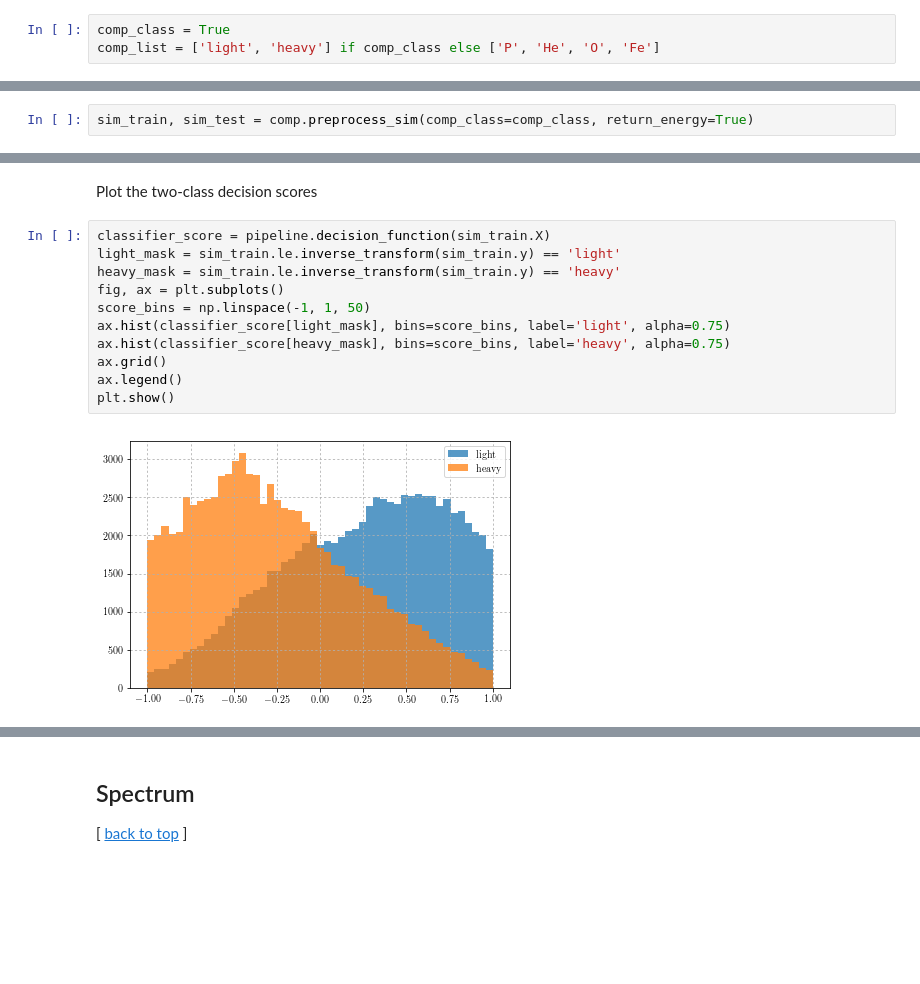
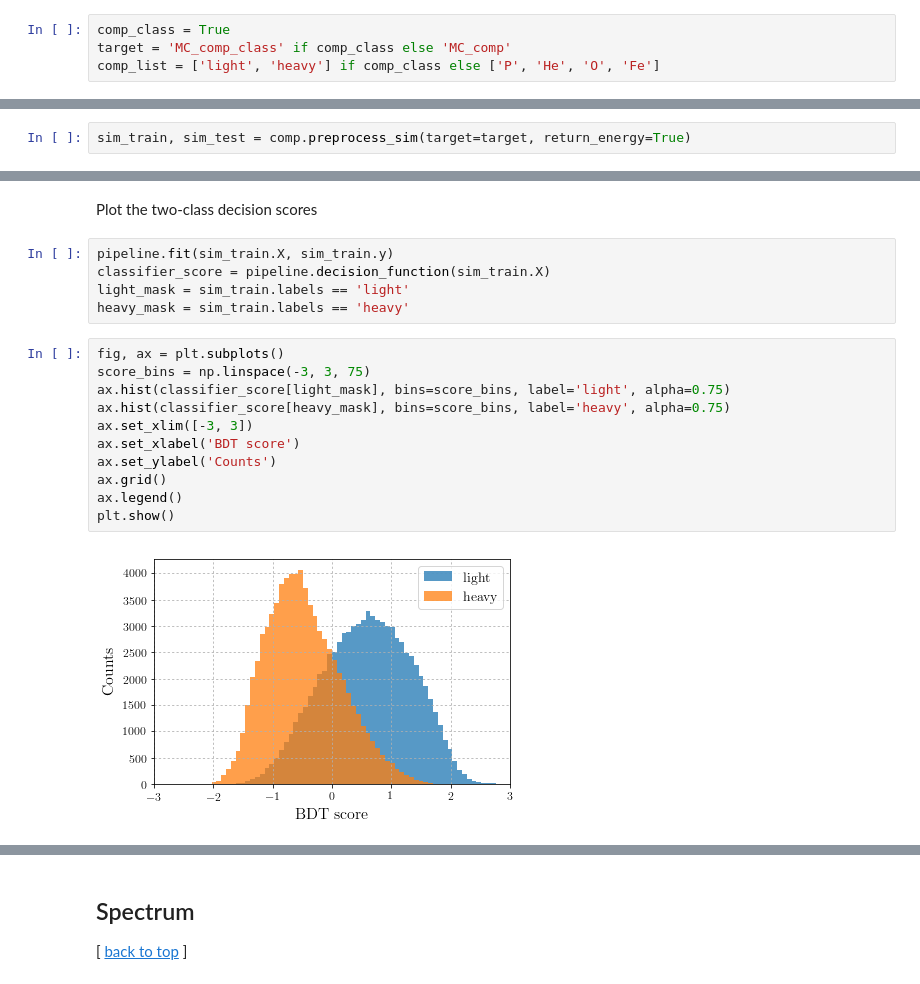
Before and after one commit to jrbourbeau/cr-composition, a Jupyter notebook: analysis/spectrum-analysis.ipynb, the cells around one changed output, grey strips where cells are left out. Cells and saved outputs as stored; diff of their text form; blank space fills up the shorter version.

```diff
--- a/analysis/spectrum-analysis.ipynb
+++ b/analysis/spectrum-analysis.ipynb
@@ -56,6 +56,7 @@ color_dict = comp.analysis.get_color_dict()
 Whether or not to train on 'light' and 'heavy' composition classes, or the individual compositions
 # %%
 comp_class = True
+target = 'MC_comp_class' if comp_class else 'MC_comp'
 comp_list = ['light', 'heavy'] if comp_class else ['P', 'He', 'O', 'Fe']
 # %% [markdown]
 Get composition classifier pipeline
@@ -76,5 +76,5 @@ energybins = comp.analysis.get_energybins()
 # %%
-sim_train, sim_test = comp.preprocess_sim(comp_class=comp_class, return_energy=True)
+sim_train, sim_test = comp.preprocess_sim(target=target, return_energy=True)
 # %% [output]
 sim quality cut event flow:
              IceTopQualityCuts:    1.0    1.0
@@ -327,15 +309,20 @@ plt.show()
 # %% [markdown]
 Plot the two-class decision scores
+# %%
+pipeline.fit(sim_train.X, sim_train.y)
+classifier_score = pipeline.decision_function(sim_train.X)
+light_mask = sim_train.labels == 'light'
+heavy_mask = sim_train.labels == 'heavy'
 # %%
-classifier_score = pipeline.decision_function(sim_train.X)
-light_mask = sim_train.le.inverse_transform(sim_train.y) == 'light'
-heavy_mask = sim_train.le.inverse_transform(sim_train.y) == 'heavy'
 fig, ax = plt.subplots()
-score_bins = np.linspace(-1, 1, 50)
+score_bins = np.linspace(-3, 3, 75)
 ax.hist(classifier_score[light_mask], bins=score_bins, label='light', alpha=0.75)
 ax.hist(classifier_score[heavy_mask], bins=score_bins, label='heavy', alpha=0.75)
+ax.set_xlim([-3, 3])
+ax.set_xlabel('BDT score')
+ax.set_ylabel('Counts')
 ax.grid()
 ax.legend()
 plt.show()
 # %% [output]
-[figure, old version]
+[figure, new version]
```
Also changed, not shown: parts of 63 cells of this notebook, 37 other files.
